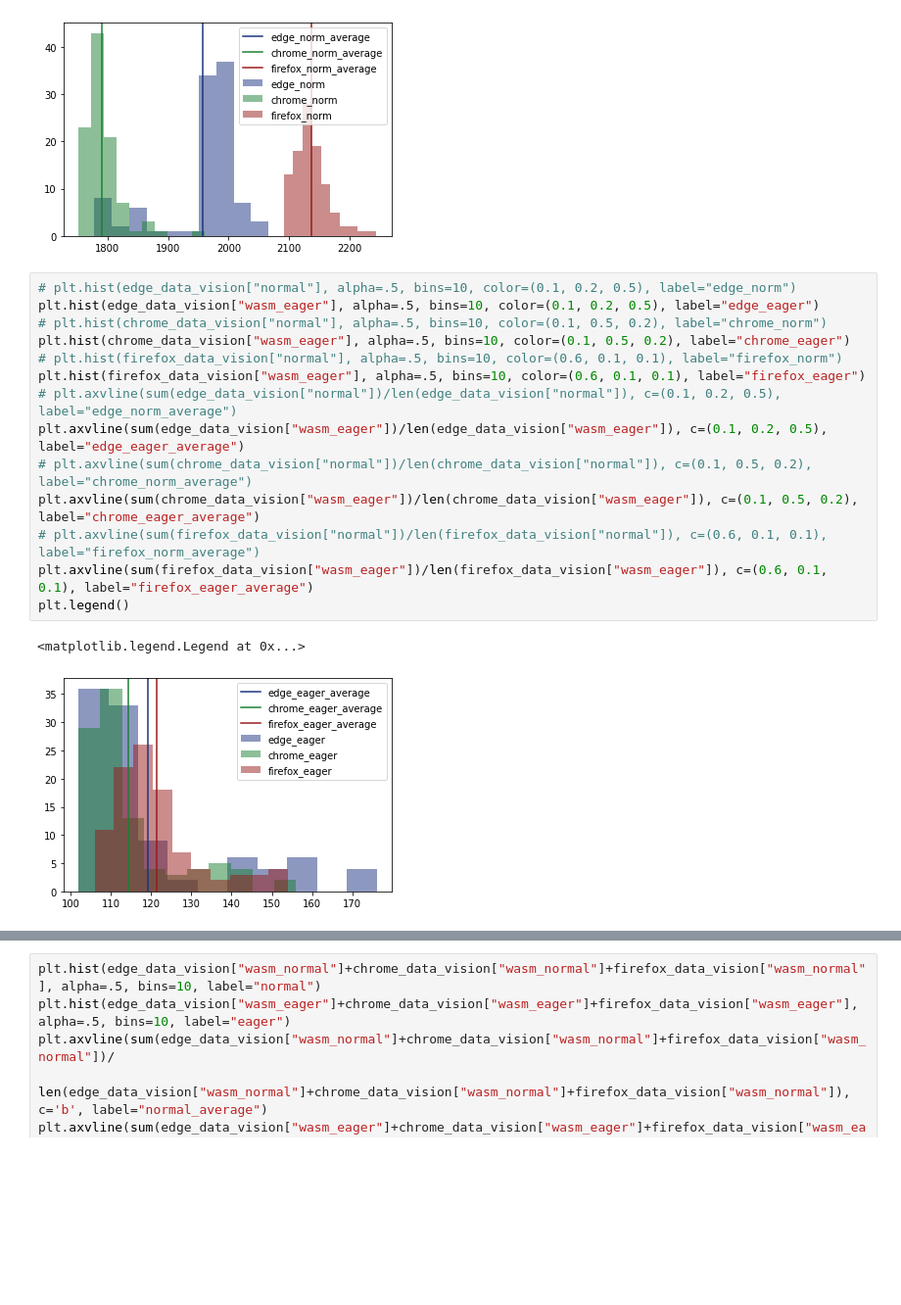
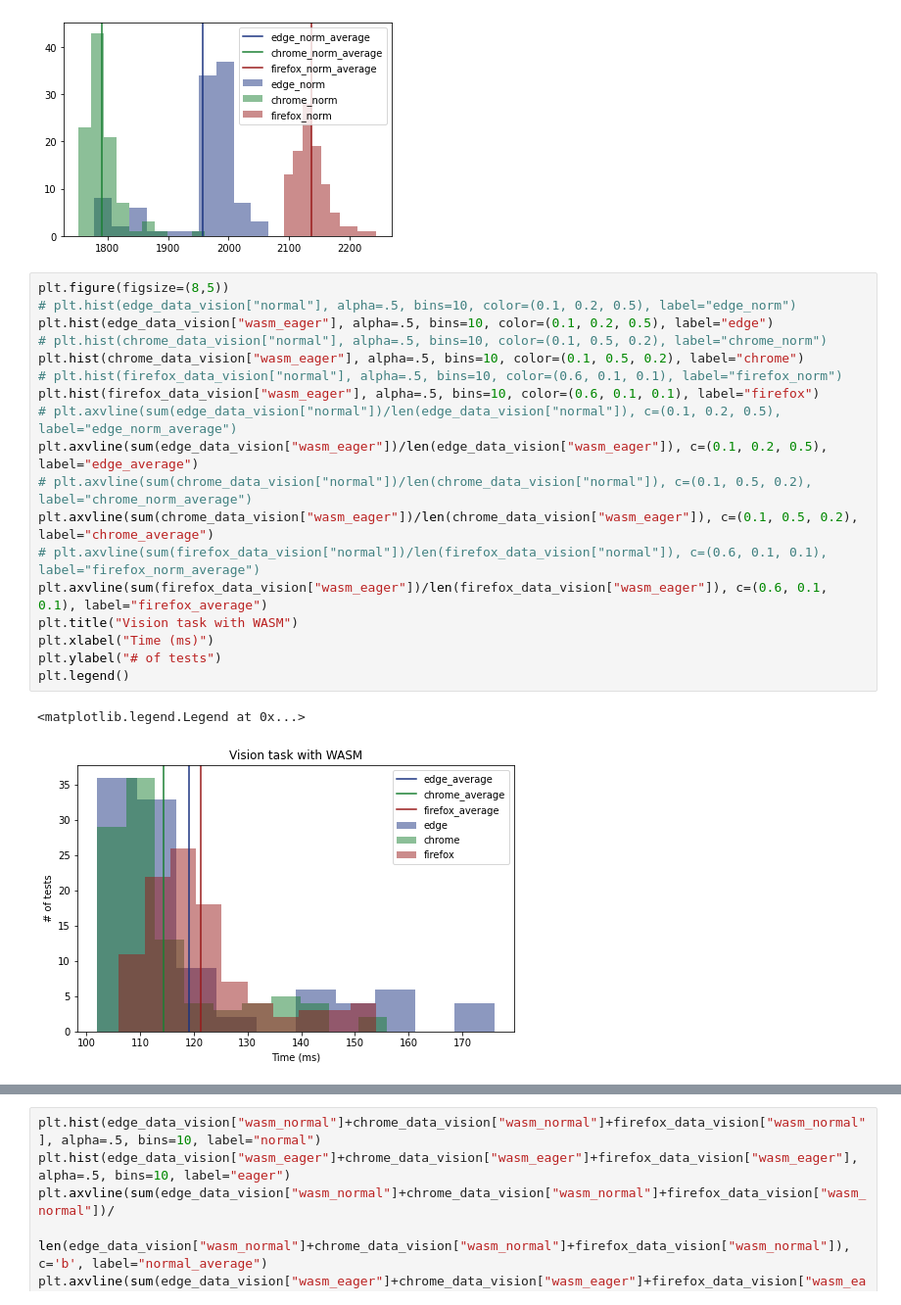
Before and after one commit to woodyhoko/tfjs_wasm, a Jupyter notebook: test.ipynb, the cells around one changed output, grey strips where cells are left out. Shown: that part at 98% size. Drawn from its saved outputs; the diff is of its cells as text; blank space fills up the shorter version.

Commit message:
graph

```diff
--- a/test.ipynb
+++ b/test.ipynb
@@ -185,20 +185,24 @@ plt.legend()
 <matplotlib.legend.Legend at 0x...>
 [figure]
 # %%
+plt.figure(figsize=(8,5))
 # plt.hist(edge_data_vision["normal"], alpha=.5, bins=10, color=(0.1, 0.2, 0.5), label="edge_norm")
-plt.hist(edge_data_vision["wasm_eager"], alpha=.5, bins=10, color=(0.1, 0.2, 0.5), label="edge_eager")
+plt.hist(edge_data_vision["wasm_eager"], alpha=.5, bins=10, color=(0.1, 0.2, 0.5), label="edge")
 # plt.hist(chrome_data_vision["normal"], alpha=.5, bins=10, color=(0.1, 0.5, 0.2), label="chrome_norm")
-plt.hist(chrome_data_vision["wasm_eager"], alpha=.5, bins=10, color=(0.1, 0.5, 0.2), label="chrome_eager")
+plt.hist(chrome_data_vision["wasm_eager"], alpha=.5, bins=10, color=(0.1, 0.5, 0.2), label="chrome")
 # plt.hist(firefox_data_vision["normal"], alpha=.5, bins=10, color=(0.6, 0.1, 0.1), label="firefox_norm")
-plt.hist(firefox_data_vision["wasm_eager"], alpha=.5, bins=10, color=(0.6, 0.1, 0.1), label="firefox_eager")
+plt.hist(firefox_data_vision["wasm_eager"], alpha=.5, bins=10, color=(0.6, 0.1, 0.1), label="firefox")
 # plt.axvline(sum(edge_data_vision["normal"])/len(edge_data_vision["normal"]), c=(0.1, 0.2, 0.5), label="edge_norm_average")
-plt.axvline(sum(edge_data_vision["wasm_eager"])/len(edge_data_vision["wasm_eager"]), c=(0.1, 0.2, 0.5), label="edge_eager_average")
+plt.axvline(sum(edge_data_vision["wasm_eager"])/len(edge_data_vision["wasm_eager"]), c=(0.1, 0.2, 0.5), label="edge_average")
 # plt.axvline(sum(chrome_data_vision["normal"])/len(chrome_data_vision["normal"]), c=(0.1, 0.5, 0.2), label="chrome_norm_average")
-plt.axvline(sum(chrome_data_vision["wasm_eager"])/len(chrome_data_vision["wasm_eager"]), c=(0.1, 0.5, 0.2), label="chrome_eager_average")
+plt.axvline(sum(chrome_data_vision["wasm_eager"])/len(chrome_data_vision["wasm_eager"]), c=(0.1, 0.5, 0.2), label="chrome_average")
 # plt.axvline(sum(firefox_data_vision["normal"])/len(firefox_data_vision["normal"]), c=(0.6, 0.1, 0.1), label="firefox_norm_average")
-plt.axvline(sum(firefox_data_vision["wasm_eager"])/len(firefox_data_vision["wasm_eager"]), c=(0.6, 0.1, 0.1), label="firefox_eager_average")
+plt.axvline(sum(firefox_data_vision["wasm_eager"])/len(firefox_data_vision["wasm_eager"]), c=(0.6, 0.1, 0.1), label="firefox_average")
+plt.title("Vision task with WASM")
+plt.xlabel("Time (ms)")
+plt.ylabel("# of tests")
 plt.legend()
 # %% [output]
 <matplotlib.legend.Legend at 0x...>
-[figure, old version]
+[figure, new version]
 # %%
```
Also changed, not shown: parts of 10 cells of this notebook, 2 other files.
